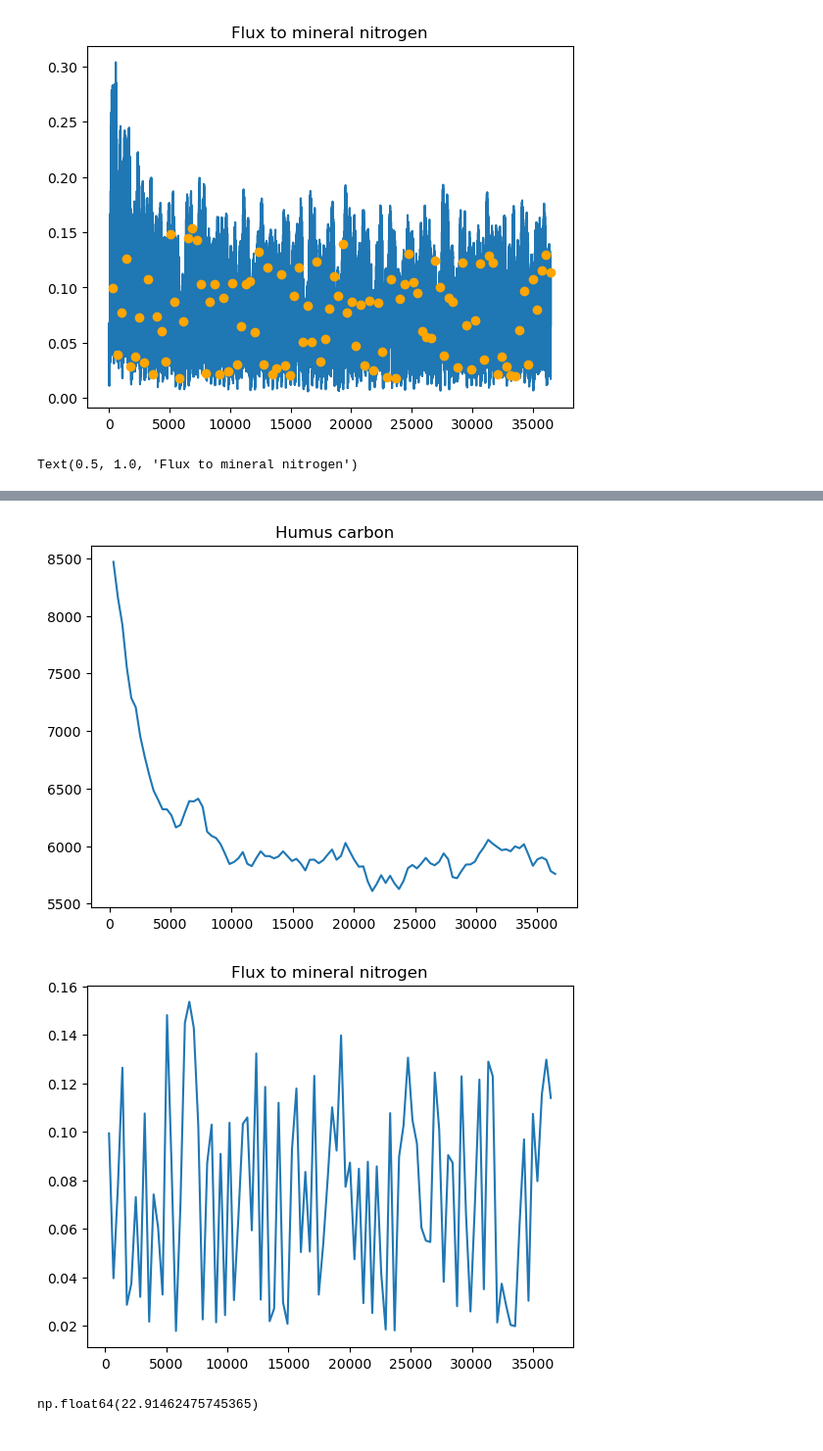
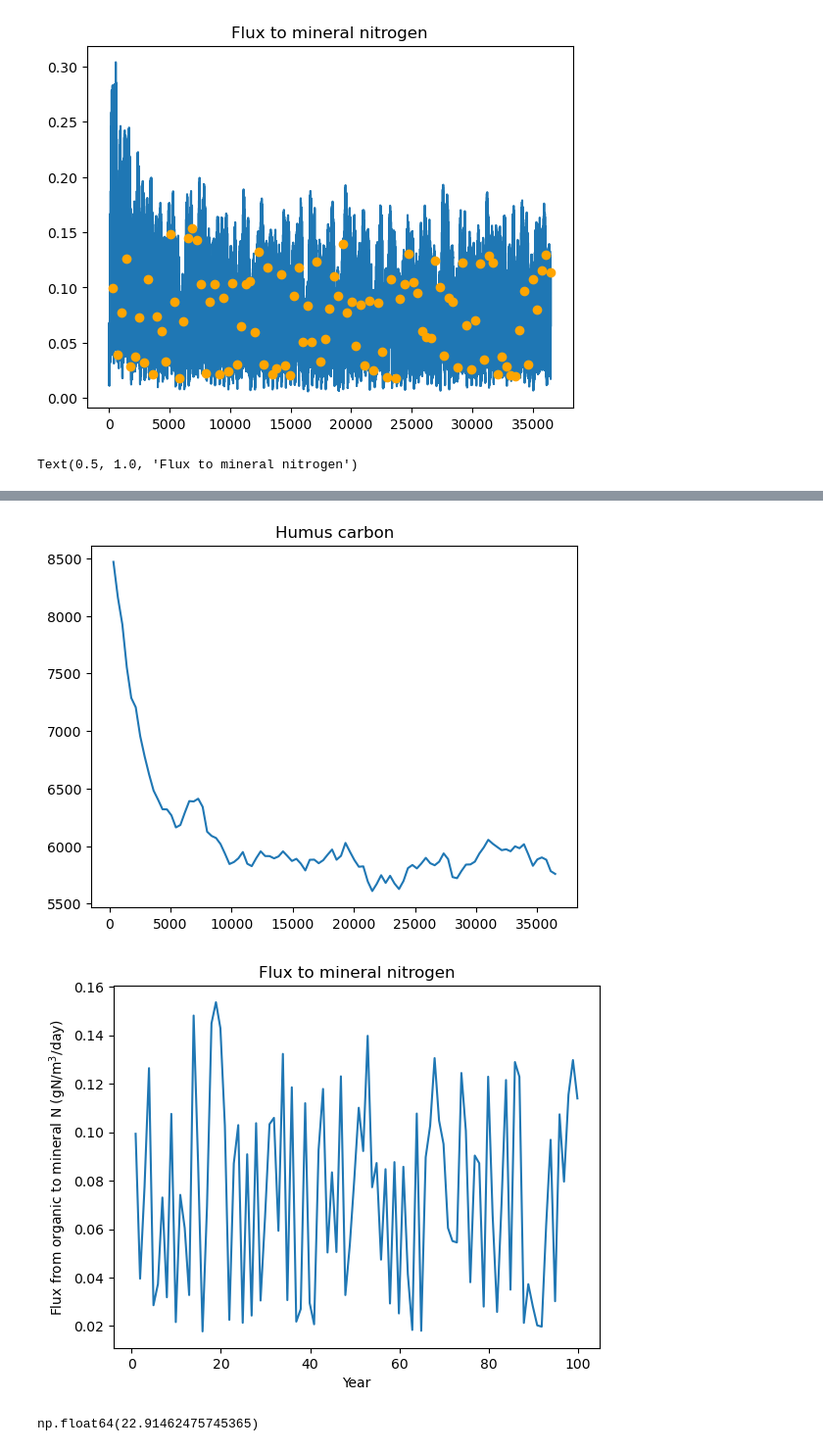
Before and after one commit to ryegleason/Optimal-Crop-Control, a Jupyter notebook: PorporatoCharacterization.ipynb, the cells around one changed output, grey strips where cells are left out. Shown: that part at 98% size. Cells and saved outputs as stored; diff of their text form; code cells hidden in the pictures.

```diff
--- a/PorporatoCharacterization.ipynb
+++ b/PorporatoCharacterization.ipynb
@@ -55,30 +55,32 @@ Text(0.5, 1.0, 'Flux to mineral nitrogen')
 # %%
 planting_days = np.linspace(365 - 40, TRANSIENT_PERIOD_DAYS - 40, int(TRANSIENT_PERIOD_DAYS / 365), dtype=np.uint16)
 plt.plot(planting_days, soil_moisture[365-40::365])
 plt.title("soil moisture")
 plt.figure()
 plt.plot(planting_days, litter_carbon_gC_per_m3[365-40::365])
 plt.title("Litter carbon")
 plt.figure()
 plt.plot(planting_days, litter_nitrogen_gN_per_m3[365-40::365])
 plt.title("Litter nitrogen")
 plt.figure()
 plt.plot(planting_days, microbial_carbon_gC_per_m3[365-40::365])
 plt.title("Microbial carbon")
 plt.figure()
 plt.plot(planting_days, humus_carbon_gC_per_m3[365-40::365])
 plt.title("Humus carbon")
 plt.figure()
-plt.plot(planting_days, net_flux_to_mineral_nitrogen_gN_per_m3_per_day[365-40::365])
+plt.plot(planting_days / 365.0, net_flux_to_mineral_nitrogen_gN_per_m3_per_day[365-40::365])
+plt.xlabel("Year")
+plt.ylabel("Flux from organic to mineral N (gN/$\\text{m}^3$/day)")
 plt.title("Flux to mineral nitrogen")
 # %% [output]
 Text(0.5, 1.0, 'Flux to mineral nitrogen')
 [figure]
 [figure]
 [figure]
 [figure]
 [figure]
-[figure, old version]
+[figure, new version]
 # %%
 np.sum(net_flux_to_mineral_nitrogen_gN_per_m3_per_day[-365:-40])
 # %% [output]
```
Also changed, not shown: 4 other files.
